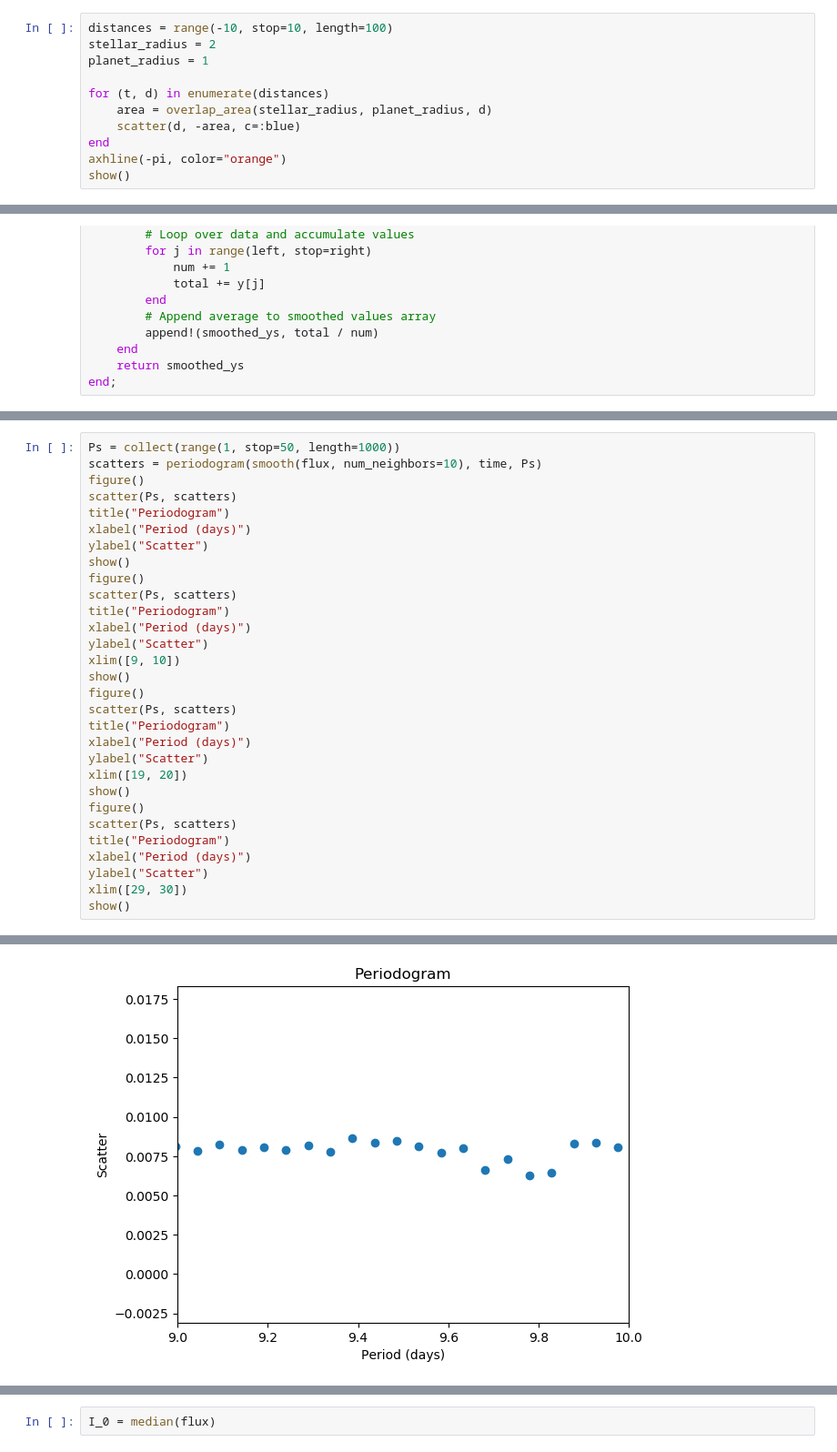
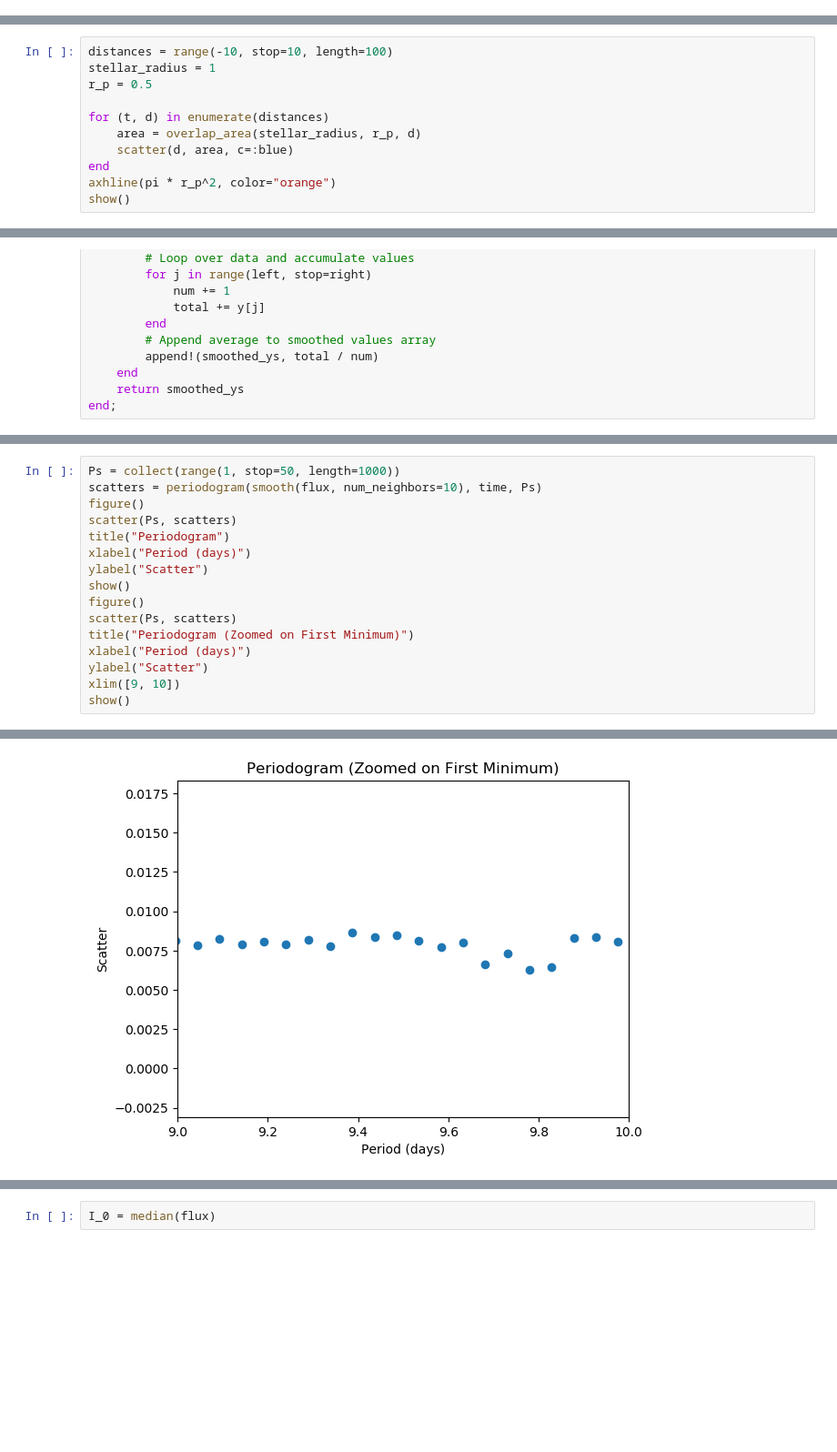
Before and after one commit to curriem/exoplanets_class, a Jupyter notebook: hw2/exoplanets_hw2.ipynb, the cells around one changed output, grey strips where cells are left out. Shown at 91% size. Drawn from its saved outputs; the diff is of its cells as text; blank space fills up the shorter version.

```diff
--- a/hw2/exoplanets_hw2.ipynb
+++ b/hw2/exoplanets_hw2.ipynb
@@ -95,11 +27,0 @@ overlap_area (generic function with 1 method)
-# %%
-distances = range(-10, stop=10, length=100)
-stellar_radius = 2
-planet_radius = 1
-
-for (t, d) in enumerate(distances)
-    area = overlap_area(stellar_radius, planet_radius, d)
-    scatter(d, -area, c=:blue)
-end
-axhline(-pi, color="orange")
-show()
@@ -231,0 +61,11 @@ end;
+# %%
+distances = range(-10, stop=10, length=100)
+stellar_radius = 1
+r_p = 0.5
+
+for (t, d) in enumerate(distances)
+    area = overlap_area(stellar_radius, r_p, d)
+    scatter(d, area, c=:blue)
+end
+axhline(pi * r_p^2, color="orange")
+show()
@@ -304,33 +311,19 @@ show()
 # %%
 Ps = collect(range(1, stop=50, length=1000))
 scatters = periodogram(smooth(flux, num_neighbors=10), time, Ps)
 figure()
 scatter(Ps, scatters)
 title("Periodogram")
 xlabel("Period (days)")
 ylabel("Scatter")
 show()
 figure()
 scatter(Ps, scatters)
-title("Periodogram")
+title("Periodogram (Zoomed on First Minimum)")
 xlabel("Period (days)")
 ylabel("Scatter")
 xlim([9, 10])
 show()
-figure()
-scatter(Ps, scatters)
-title("Periodogram")
-xlabel("Period (days)")
-ylabel("Scatter")
-xlim([19, 20])
-show()
-figure()
-scatter(Ps, scatters)
-title("Periodogram")
-xlabel("Period (days)")
-ylabel("Scatter")
-xlim([29, 30])
-show()
 # %% [output]
 [figure]
-[figure, old version]
+[figure, new version]
```
Also changed, not shown: parts of 86 cells of this notebook.
